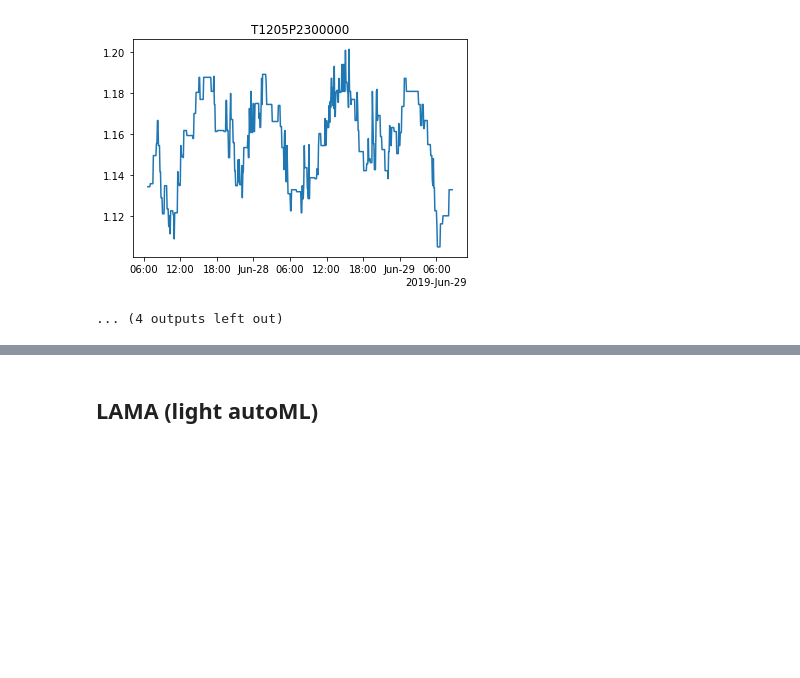
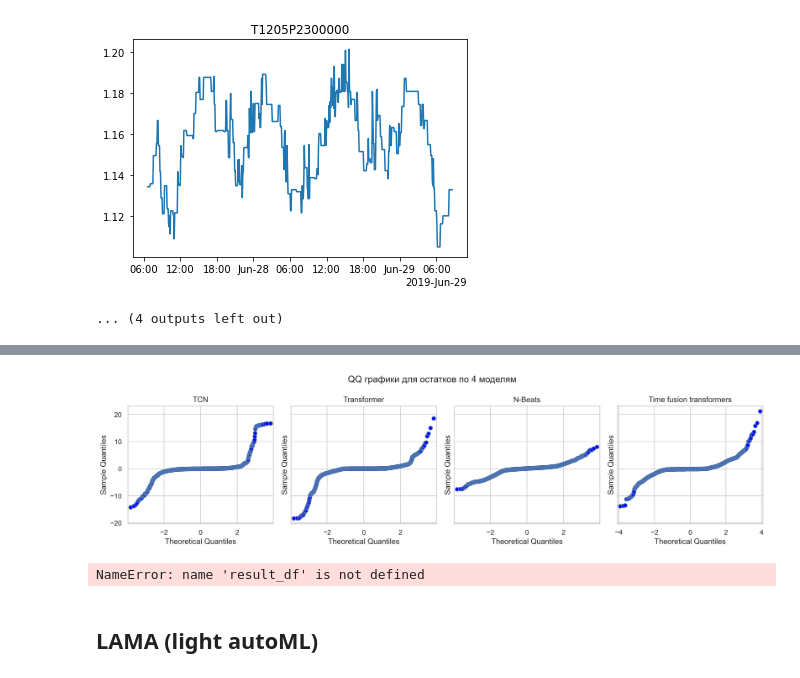
Before and after one commit to ksetdekov/ts_transformers, a Jupyter notebook: results_and_eda.ipynb, the cells around one changed output, grey strips where cells are left out. Saved outputs shown, nothing was run; the diff lists cells and outputs as text; code cells hidden in the pictures; blank space fills up the shorter version.

```diff
--- a/results_and_eda.ipynb
+++ b/results_and_eda.ipynb
@@ -200,3 +224,44 @@ training_raw.to_csv(data_address + '\clean_train.csv')
+# %%
+fig, axs = plt.subplots(1, 4, sharey=True, figsize=(15,4), dpi=300)
+
+fig=sm.qqplot(tcn_resids.resids,fit=True, ax=axs[0])
+axs[0].set_title('TCN')
+
+fig=sm.qqplot(transfomers_resid.resids,fit=True, ax=axs[1])
+axs[1].set_title('Transformer')
+
+fig=sm.qqplot(nbeats_resids.resids,fit=True, ax=axs[2])
+axs[2].set_title('N-Beats')
+
+fig=sm.qqplot(tft_resids.resids,fit=True, ax=axs[3])
+axs[3].set_title('Time fusion transformers')
+
+plt.suptitle('QQ графики для остатков по 4 моделям')
+fig.tight_layout()
+
+plt.show()
+
+fig.savefig(IMAGE_FOLDER + 'qq_plots_resid.png', dpi=300)
+# %% [output]
+[figure, added]
+# %%
+tcninfo = pd.read_csv('tcn1/by_pump_valid_metrics.csv')
+tcninfo.rename(columns={'smape':'tcn_smape'}, inplace=True)
+
+nbeatsinfo = pd.read_csv('nbeats1/by_pump_valid_metrics.csv')
+nbeatsinfo.rename(columns={'smape':'nbeats_smape'}, inplace=True)
+
+transformerinfo = pd.read_csv('trans1/by_pump_valid_metrics.csv')
+transformerinfo.rename(columns={'smape':'trans_smape'}, inplace=True)
+
+tftinfo = pd.read_csv('tft1/by_pump_valid_metrics.csv')
+tftinfo.rename(columns={'smape':'tft_smape'}, inplace=True)
+result_df = result_df.join(tcninfo.tcn_smape)
+result_df = result_df.join(nbeatsinfo.nbeats_smape)
+result_df = result_df.join(transformerinfo.trans_smape)
+result_df = result_df.join(tftinfo.tft_smape)
+# %% [output]
+NameError: name 'result_df' is not defined
 # %% [markdown]
 ## LAMA (light autoML)
 # %% [markdown]
```
Also changed, not shown: parts of 8 cells of this notebook, 2 other files.
